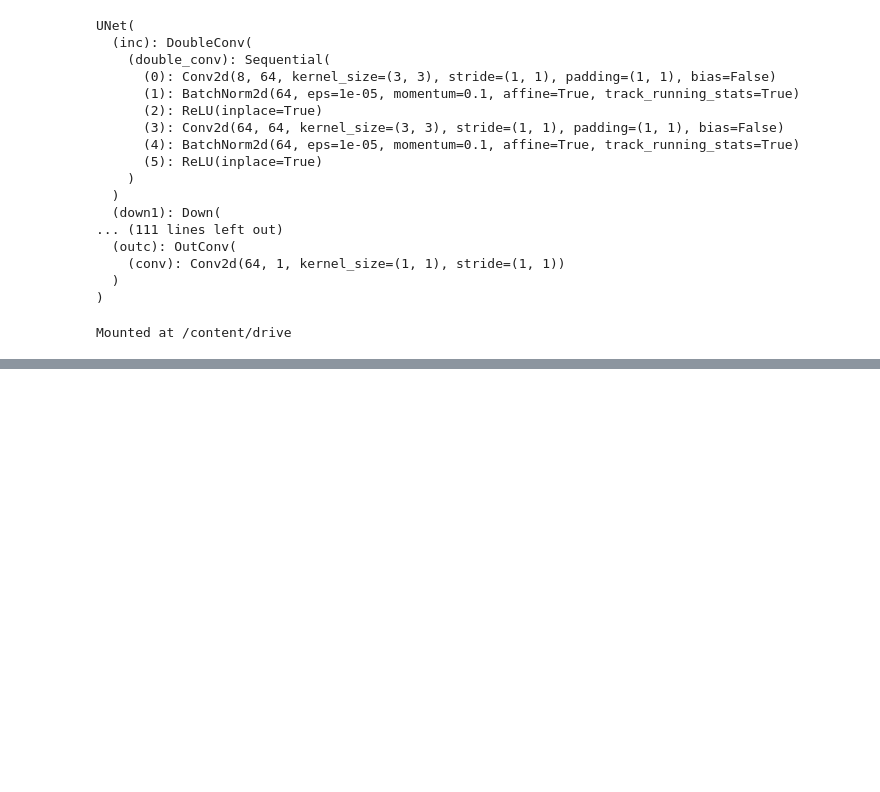
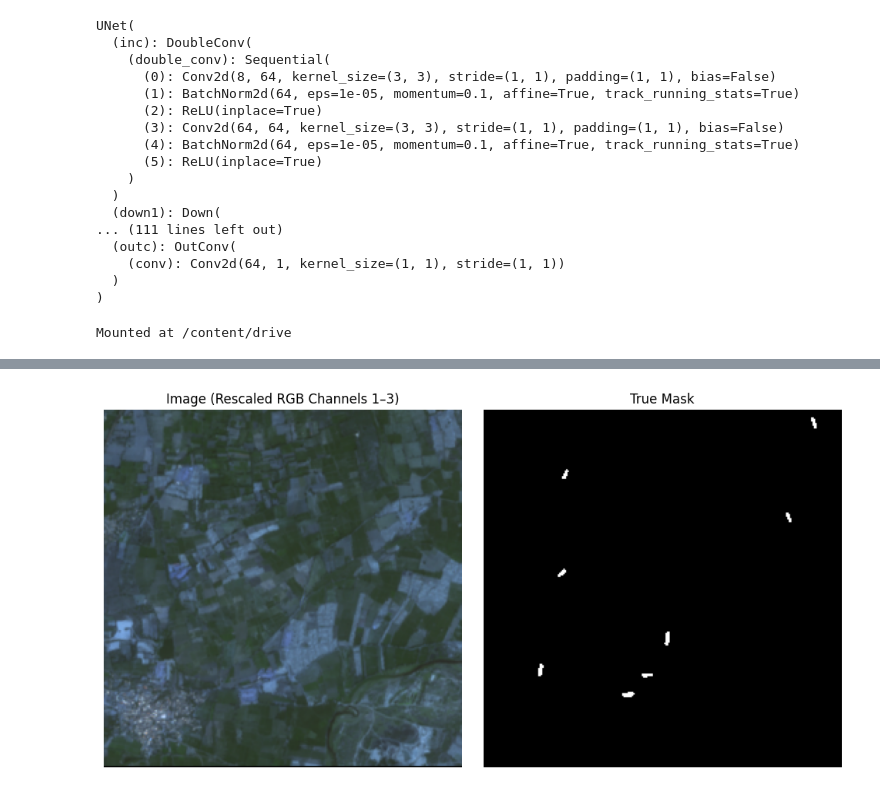
Before and after one commit to lavaloop-official/Pytorch-UNet, a Jupyter notebook: unet_training.ipynb, the cells around one changed output, grey strips where cells are left out. Drawn from its saved outputs; the diff is of its cells as text; code cells hidden in the pictures; blank space fills up the shorter version.

Commit message:
First positive results

```diff
--- a/unet_training.ipynb
+++ b/unet_training.ipynb
@@ -108,7 +117,7 @@ class BasicDataset(Dataset):
         if not mask_file:
              raise FileNotFoundError(f"Mask file not found for ID: {name}")
 
-        img = tifffile.imread(str(img_file[0])).astype(np.float32) / 255.0  # [H, W, C]
+        img = tifffile.imread(str(img_file[0])).astype(np.float32)  # [H, W, C]
         img = np.nan_to_num(img, nan=0.0)
 
         mask = tifffile.imread(str(mask_file[0])).astype(np.uint8)
@@ -446,0 +421,83 @@ with zipfile.ZipFile(zip_path, 'r') as zip_ref:
+# %%
+dataset = BasicDataset('/content/drive/MyDrive/Brick_Data_Train_subset/Brick_Data_Train/Image', '/content/drive/MyDrive/Brick_Data_Train_subset/Brick_Data_Train/Mask')
+# %%
+import matplotlib.pyplot as plt
+import torch
+import torch.nn.functional as F
+
+# Find an image with a positive mask
+positive_sample_idx = -1
+for i in range(len(dataset)):
+    sample = dataset[i]
+    if torch.sum(sample['mask']) > 0:  # Check if the mask has any positive pixels
+        positive_sample_idx = i
+        break
+# %%
+import matplotlib.pyplot as plt
+import torch.nn.functional as F
+
+if positive_sample_idx != -1:
+    # Load the sample
+    sample_to_visualize = dataset[positive_sample_idx]
+    image_to_visualize = sample_to_visualize['image']  # [C, H, W]
+    true_mask_to_visualize = sample_to_visualize['mask']  # [H, W]
+
+    print("Original image shape:", image_to_visualize.shape)
+    print("Mask shape:", true_mask_to_visualize.shape)
+
+    # ---- RGB Display Prep (Channels 1–3) ----
+    rgb_img = image_to_visualize[:3, :, :].permute(1, 2, 0).cpu().numpy()  # [H, W, 3]
+
+    # Rescale values to [0, 1] for visualization only
+    rgb_min = rgb_img.min()
+    rgb_max = rgb_img.max()
+    if rgb_max > rgb_min:
+        rgb_img_disp = (rgb_img - rgb_min) / (rgb_max - rgb_min)
+    else:
+        rgb_img_disp = rgb_img  # Fallback: flat image
+
+    # Convert mask for plotting
+    mask_np = true_mask_to_visualize.cpu().numpy()
+
+    # ---- Visualization ----
+    fig, axes = plt.subplots(1, 2, figsize=(10, 5))
+
+    axes[0].imshow(rgb_img_disp)
+    axes[0].set_title('Image (Rescaled RGB Channels 1–3)')
+    axes[0].axis('off')
+
+    axes[1].imshow(mask_np, cmap='gray')
+    axes[1].set_title('True Mask')
+    axes[1].axis('off')
+
+    plt.tight_layout()
+    plt.show()
+
+    # Model inference
+    model.eval()
+    with torch.no_grad():
+        image_input = image_to_visualize.unsqueeze(0).to(
+            device=device,
+            dtype=torch.float32,
+            memory_format=torch.channels_last
+        )  # [1, C, H, W]
+
+        predicted_mask_logits = model(image_input)
+
+        # Convert logits to binary prediction
+        predicted_mask = F.sigmoid(predicted_mask_logits).squeeze(0).squeeze(0)  # [H, W]
+        print("Raw prediction stats:")
+        print("min:", predicted_mask.min().item(), "max:", predicted_mask.max().item(), "mean:", predicted_mask.mean().item())
+
+
+        predicted_mask = (predicted_mask > 0.25).float()
+
+    # Display predicted mask
+    plt.figure(figsize=(5, 5))
+    plt.imshow(predicted_mask.cpu().numpy(), cmap='gray')
+    plt.title('Predicted Mask')
+    plt.axis('off')
+    plt.show()
+else:
+    print("No images with positive masks found in the dataset.")
+# %% [output]
@@ -446,0 +506 @@ with zipfile.ZipFile(zip_path, 'r') as zip_ref:
+[figure, added]
```
Also changed, not shown: parts of 8 cells of this notebook.
